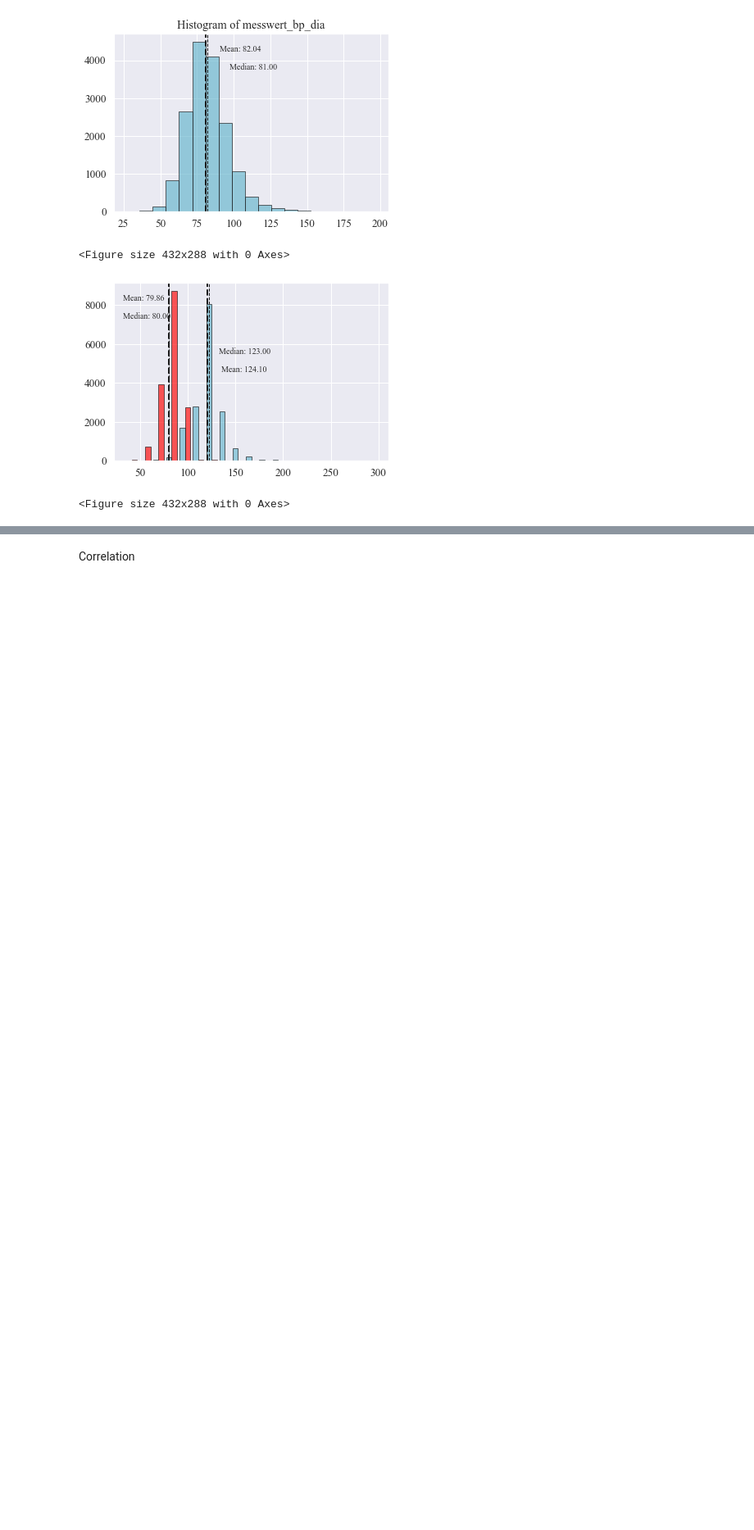
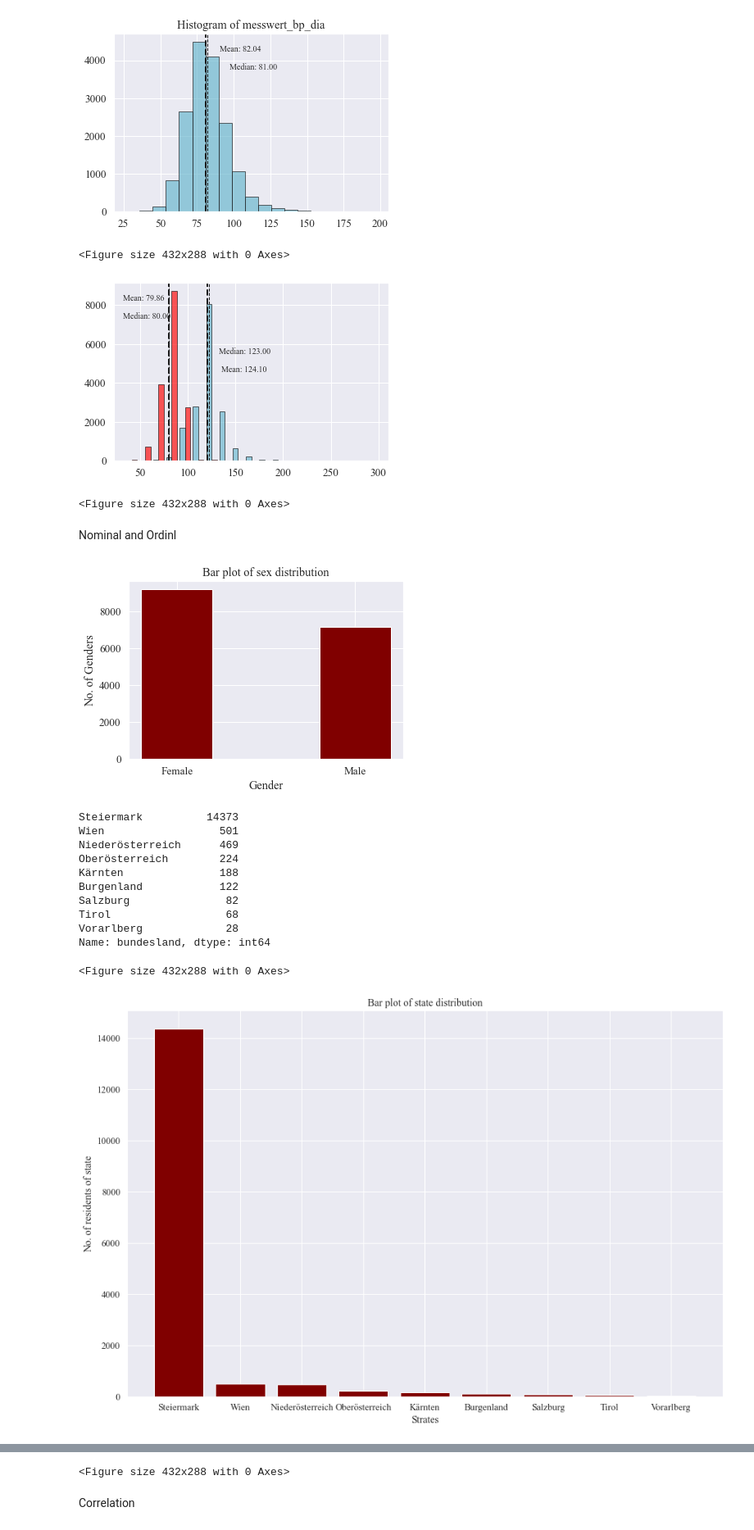
Before and after one commit to farrukh-ahmed/Case-Studies---Project-1, a Jupyter notebook: Notebooks/Project1-descriptive-data-analysis.ipynb, the cells around one changed output, grey strips where cells are left out. Shown at 82% size. Saved outputs shown, nothing was run; the diff lists cells and outputs as text; code cells hidden in the pictures; blank space fills up the shorter version.

Commit message:
Bar plots added.

```diff
--- a/Notebooks/Project1-descriptive-data-analysis.ipynb
+++ b/Notebooks/Project1-descriptive-data-analysis.ipynb
@@ -240,3 +240,53 @@ plt.savefig(os.path.join(PLOT_DIR_NAME, "Mix_Hist.pdf"), dpi=180, bbox_inches='t
 # %% [output]
 [figure]
 <Figure size 432x288 with 0 Axes>
+# %% [markdown]
+Nominal and Ordinl
+# %%
+
+
+# creating the bar plot Genders
+plt.bar(["Female", "Male"], data_df['geschlecht'].value_counts(), color ='maroon',
+        width = 0.4)
+
+plt.xlabel("Gender")
+plt.ylabel("No. of Genders")
+plt.title("Bar plot of sex distribution")
+plt.show()
+plt.savefig(os.path.join(PLOT_DIR_NAME, "sex_distribution_Bar.pdf"), dpi=180, bbox_inches='tight')
+
+# creating the bar plot states
+print(data_df['bundesland'].value_counts())
+
+fig = plt.figure(figsize = (15, 10))
+plt.bar(["Steiermark", "Wien", "Niederösterreich", "Oberösterreich", "Kärnten", "Burgenland", "Salzburg", "Tirol", "Vorarlberg"], data_df['bundesland'].value_counts(), color ='maroon')
+
+plt.xlabel("Strates")
+plt.ylabel("No. of residents of state")
+plt.title("Bar plot of state distribution")
+plt.show()
+plt.savefig(os.path.join(PLOT_DIR_NAME, "state_distribution_Bar.pdf"), dpi=180, bbox_inches='tight')
+
+# creating the bar plot smoking
+
+plt.bar(["non-smoking", "Smoking"], data_df['raucher'].value_counts(), color ='maroon')
+
+plt.xlabel("Smoking")
+plt.ylabel("No. of Smoking")
+plt.title("Bar plot of smoking distribution")
+plt.show()
+plt.savefig(os.path.join(PLOT_DIR_NAME, "smoking_distribution_Bar.pdf"), dpi=180, bbox_inches='tight')
+# %% [output]
+[figure, added]
+Steiermark          14373
+Wien                  501
+Niederösterreich      469
+Oberösterreich        224
+Kärnten               188
+Burgenland            122
+Salzburg               82
+Tirol                  68
+Vorarlberg             28
+Name: bundesland, dtype: int64
+<Figure size 432x288 with 0 Axes>
+[figure, added]
@@ -243,3 +294,4 @@ plt.savefig(os.path.join(PLOT_DIR_NAME, "Mix_Hist.pdf"), dpi=180, bbox_inches='t
+<Figure size 432x288 with 0 Axes>
 # %% [markdown]
 Correlation
 # %%
```
Also changed, not shown: parts of 1 cell of this notebook, 3 other files.
